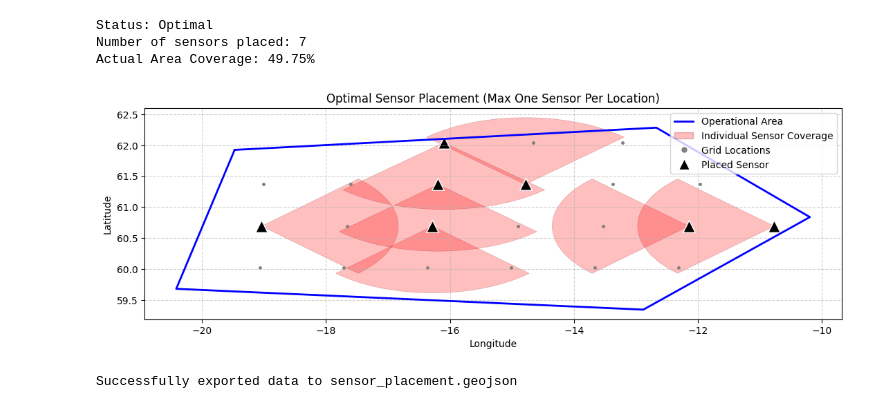
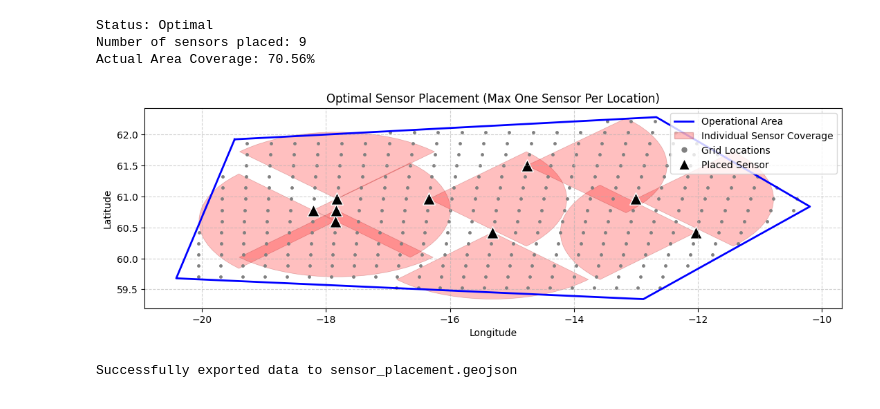
Before and after one commit to timothywong731/geospatial_optimization, a Jupyter notebook: demo.ipynb, the cells around one changed output. Cells and saved outputs as stored; diff of their text form; code cells hidden in the pictures.

```diff
--- a/demo.ipynb
+++ b/demo.ipynb
@@ -49,15 +49,24 @@ operational_area = Polygon([
     (-20.414034, 59.679341),
 ])
 
-locations = get_grid_points_in_polygon_km(operational_area, 75)
+locations = get_grid_points_in_polygon_km(operational_area, 20)
 num_locations = len(locations)
 sensor_range_km = 120
 sensor_fov_deg = 90
-configurations = {'N': 90, 'E': 0, 'S': 270, 'W': 180}
+configurations = {
+    'N': 0,
+    'NE': 45,
+    'E': 90,
+    'SE': 135,
+    'S': 180,
+    'SW': 225,
+    'W': 270,
+    'NW': 315,
+}
 config_keys = list(configurations.keys())
 num_configs = len(configurations)
 max_sensors = 10
-coverage_requirement = 0.60
+coverage_requirement = 0.70
 fan_opacity = 0.25
 
 # --- Step 3: Pre-calculate Covers matrix ---
@@ -89,7 +98,7 @@ prob += pulp.lpSum(is_covered_vars[i] for i in range(num_locations)) >= coverage
 for i in range(num_locations):
     prob += pulp.lpSum(covers[i, l, j] * place_vars[l][j] for l in range(num_locations) for j in range(num_configs)) >= is_covered_vars[i]
 
-# Constraint 4 (NEW): Ensure at most one sensor is placed at any given location
+# Constraint 4: Ensure at most one sensor is placed at any given location
 for l in range(num_locations):
     prob += pulp.lpSum(place_vars[l][j] for j in range(num_configs)) <= 1, f"One_Sensor_Per_Location_{l}"
 
@@ -121,36 +130,36 @@ print(f"Actual Area Coverage: {area_coverage_percentage:.2f}%")
 # --- Step 6: Improved Plotting ---
 
 fig, ax = plt.subplots(figsize=(13, 13))
 ax.set_aspect('equal')
 px, py = operational_area.exterior.xy
 ax.plot(px, py, 'b-', linewidth=2, label='Operational Area')
 
 for fan_poly in placed_sensors_polygons:
     fan_x, fan_y = fan_poly.exterior.xy
     ax.fill(fan_x, fan_y, alpha=fan_opacity, fc='red', ec='darkred', linewidth=0.5)
 
 ax.scatter([p.x for p in locations], [p.y for p in locations], c='gray', marker='.', s=25, label='Grid Locations')
 ax.scatter([s['location'].x for s in placed_sensors_info],
            [s['location'].y for s in placed_sensors_info],
            c='black', edgecolor='white', s=160, marker='^', label='Placed Sensor')
 
 legend_elements = [
     plt.Line2D([0], [0], color='b', lw=2, label='Operational Area'),
     Patch(facecolor='red', alpha=fan_opacity, edgecolor='darkred', label=f'Individual Sensor Coverage'),
     plt.Line2D([0], [0], marker='.', color='gray', label='Grid Locations', markersize=10, linestyle='None'),
     plt.Line2D([0], [0], marker='^', color='black', label='Placed Sensor', markersize=12, markerfacecolor='black', markeredgecolor='white', linestyle='None')
 ]
 ax.legend(handles=legend_elements, loc='upper right')
 ax.set_title('Optimal Sensor Placement (Max One Sensor Per Location)')
 ax.set_xlabel('Longitude')
 ax.set_ylabel('Latitude')
 ax.grid(True, linestyle='--', alpha=0.6)
 plt.show()
 # %% [output]
 Status: Optimal
-Number of sensors placed: 7
-Actual Area Coverage: 49.75%
+Number of sensors placed: 9
+Actual Area Coverage: 70.56%
-[figure, old version]
+[figure, new version]
 # %%
 
 def export_to_geojson(filename, op_area, placed_sensors, sensor_params):
```
